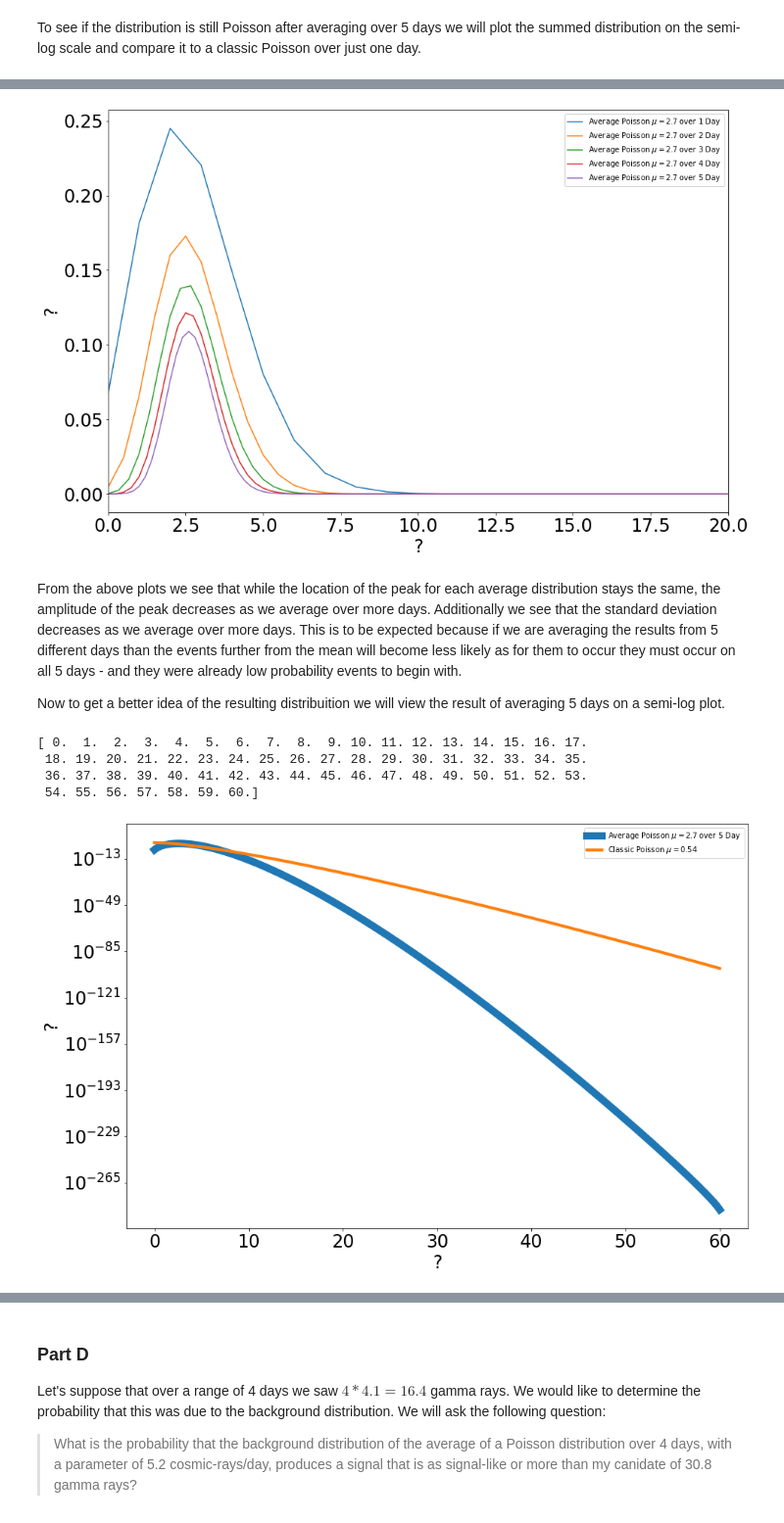
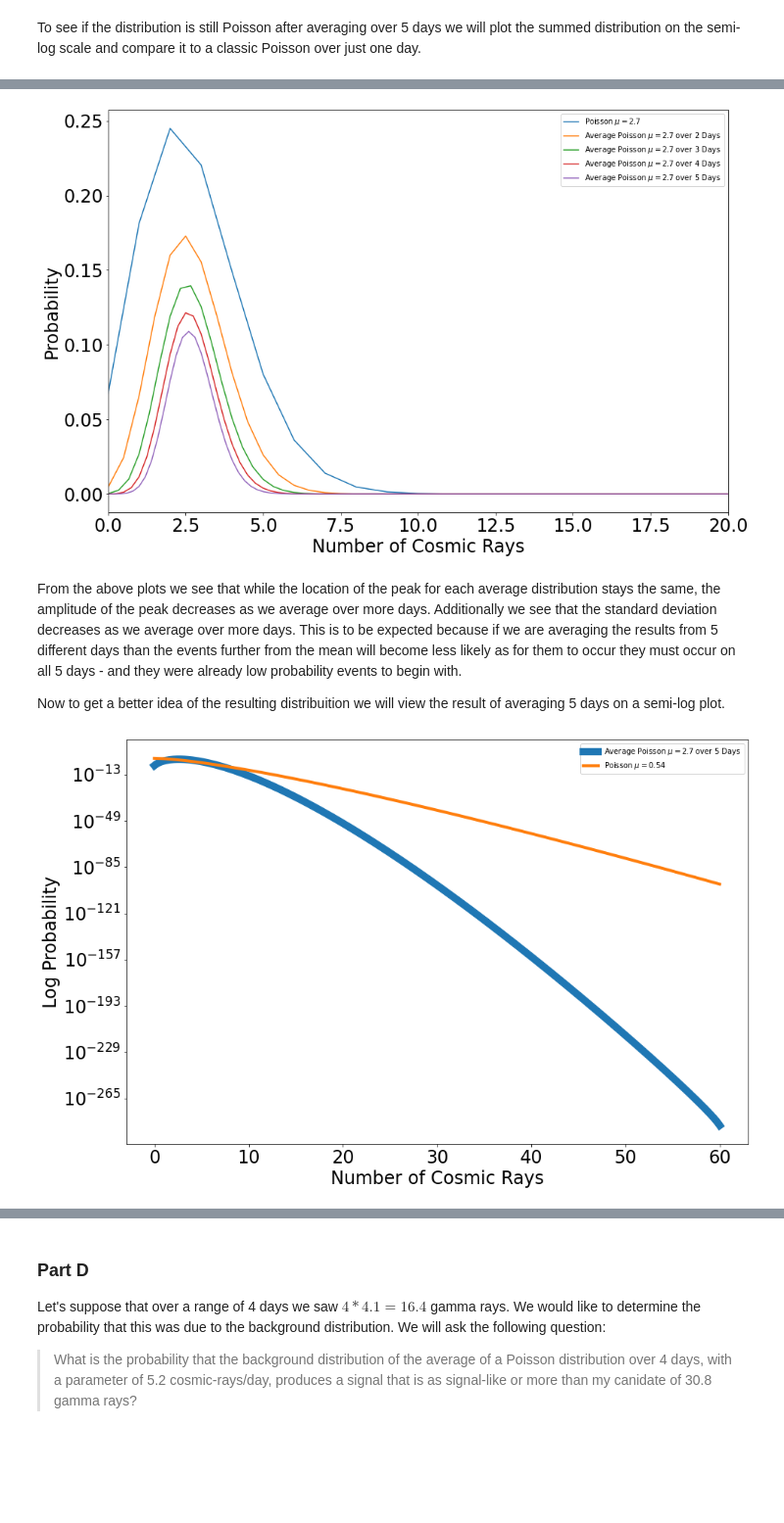
Before and after one commit to williamdolsen/phys434-21au, a Jupyter notebook: labs/lab2/lab2.ipynb, the cells around one changed output, grey strips where cells are left out. Shown at 98% size. Drawn from its saved outputs; the diff is of its cells as text; code cells hidden in the pictures; blank space fills up the shorter version.

```diff
--- a/labs/lab2/lab2.ipynb
+++ b/labs/lab2/lab2.ipynb
@@ -93,51 +99,46 @@ Now we will observe how the Poisson distribution changes as we average days.  Le
 # %%
 xs_0_conv_avg = xs_0_conv
-plt.plot(xs_0_conv_avg, probs_0_conv, label=f'Average Poisson $\mu={cr_rate}$ over 1 Day')
+plt.plot(xs_0_conv_avg, probs_0_conv, label=f'Poisson $\mu={cr_rate}$')
 
 xs_1_conv_avg = xs_1_conv / 2
-plt.plot(xs_1_conv_avg, probs_1_conv, label=f'Average Poisson $\mu={cr_rate}$ over 2 Day')
+plt.plot(xs_1_conv_avg, probs_1_conv, label=f'Average Poisson $\mu={cr_rate}$ over 2 Days')
 
 xs_2_conv_avg = xs_2_conv / 3
-plt.plot(xs_2_conv_avg, probs_2_conv, label=f'Average Poisson $\mu={cr_rate}$ over 3 Day')
+plt.plot(xs_2_conv_avg, probs_2_conv, label=f'Average Poisson $\mu={cr_rate}$ over 3 Days')
 
 xs_3_conv_avg = xs_3_conv / 4
-plt.plot(xs_3_conv_avg, probs_3_conv, label=f'Average Poisson $\mu={cr_rate}$ over 4 Day')
+plt.plot(xs_3_conv_avg, probs_3_conv, label=f'Average Poisson $\mu={cr_rate}$ over 4 Days')
 
 xs_4_conv_avg = xs_4_conv / 5
-plt.plot(xs_4_conv_avg, probs_4_conv, label=f'Average Poisson $\mu={cr_rate}$ over 5 Day')
+plt.plot(xs_4_conv_avg, probs_4_conv, label=f'Average Poisson $\mu={cr_rate}$ over 5 Days')
 
 plt.tick_params(labelsize=24)
 plt.xlim(0, 20)
-plt.xlabel('?', fontdict={'size':24})
-plt.ylabel('?', fontdict={'size':24})
+plt.ylabel('Probability', fontdict={'size':24})
+plt.xlabel('Number of Cosmic Rays', fontdict={'size':24})
 plt.legend()
 plt.show()
 # %% [output]
-[figure, old version]
+[figure, new version]
 # %% [markdown]
 From the above plots we see that while the location of the peak for each average distribution stays the same, the amplitude of the peak decreases as we average over more days.  Additionally we see that the standard deviation decreases as we average over more days.  This is to be expected because if we are averaging the results from 5 different days than the events further from the mean will become less likely as for them to occur they must occur on all 5 days - and they were already low probability events to begin with.
 
 Now to get a better idea of the resulting distribuition we will view the result of averaging 5 days on a semi-log plot.
 # %%
-plt.plot(xs_4_conv_avg, probs_4_conv, label=f'Average Poisson $\mu={cr_rate}$ over 5 Day', linewidth=10)
+plt.plot(xs_4_conv_avg, probs_4_conv, label=f'Average Poisson $\mu={cr_rate}$ over 5 Days', linewidth=10)
 
 xs_semi_log_avg = np.linspace(0, 60, 61)
 probs_semi_log_avg = stats.poisson.pmf(xs_semi_log_avg, cr_rate / 5)
-print(xs_semi_log_avg)
-plt.plot(xs_semi_log_avg, probs_semi_log_avg, label=f'Classic Poisson $\mu={cr_rate / 5}$', linewidth=4)
+plt.plot(xs_semi_log_avg, probs_semi_log_avg, label=f'Poisson $\mu={cr_rate / 5}$', linewidth=4)
 
 plt.tick_params(labelsize=24)
 plt.yscale('log')
-plt.xlabel('?', fontdict={'size':24})
-plt.ylabel('?', fontdict={'size':24})
+plt.ylabel('Log Probability', fontdict={'size':24})
+plt.xlabel('Number of Cosmic Rays', fontdict={'size':24})
 plt.legend()
 plt.show()
 # %% [output]
-[ 0.  1.  2.  3.  4.  5.  6.  7.  8.  9. 10. 11. 12. 13. 14. 15. 16. 17.
- 18. 19. 20. 21. 22. 23. 24. 25. 26. 27. 28. 29. 30. 31. 32. 33. 34. 35.
- 36. 37. 38. 39. 40. 41. 42. 43. 44. 45. 46. 47. 48. 49. 50. 51. 52. 53.
- 54. 55. 56. 57. 58. 59. 60.]
-[figure, old version]
+[figure, new version]
 # %% [markdown]
 From the view on a semi-log plot we see that the average result is beginning to diverge from the standard Poisson distribution with an equivalent standard deviation as the averaged distribution seen in blue.  This is opposite to what we saw with the sum distribution in the previous part as that distribution still resembled a Poisson distribution.
 
```
Also changed, not shown: parts of 21 cells of this notebook.
